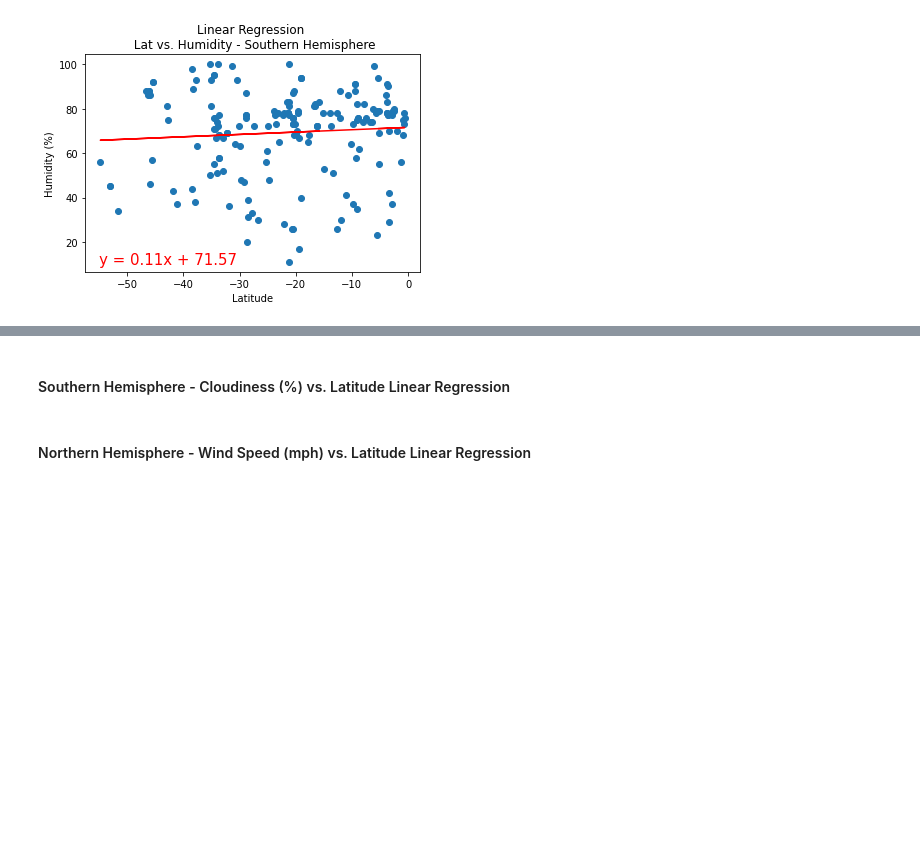
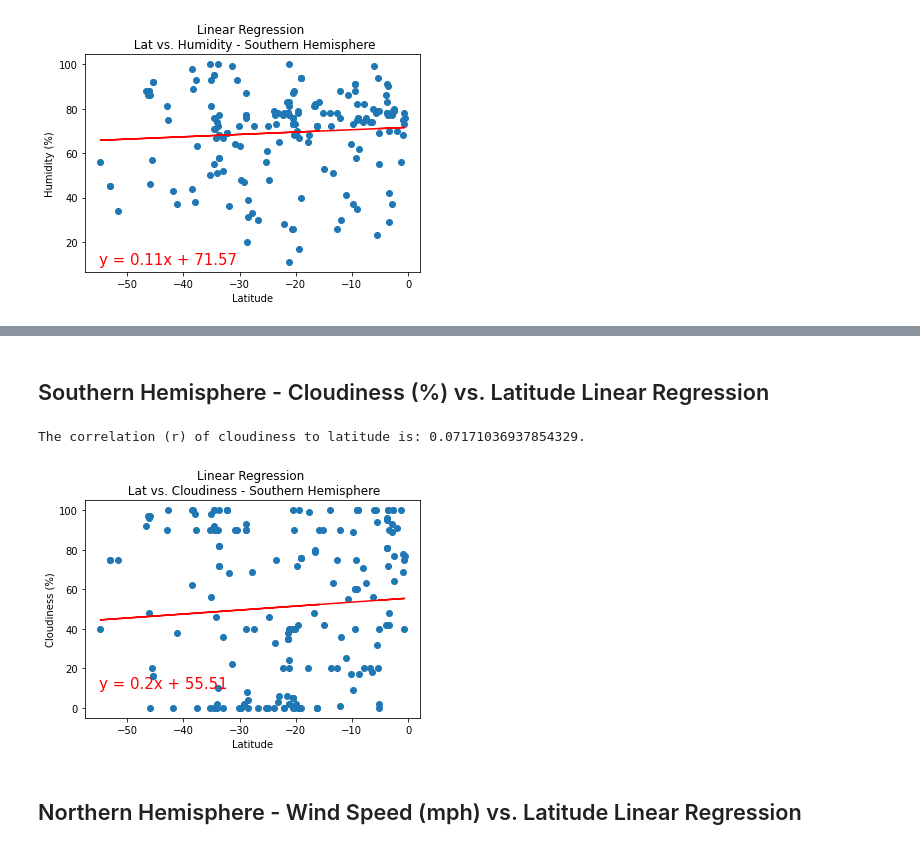
Before and after one commit to CCom20/api-challenge-python, a Jupyter notebook: weatherpy/starter_code/WeatherPy.ipynb, the cells around one changed output, grey strips where cells are left out. Drawn from its saved outputs; the diff is of its cells as text; code cells hidden in the pictures; blank space fills up the shorter version.

```diff
--- a/weatherpy/starter_code/WeatherPy.ipynb
+++ b/weatherpy/starter_code/WeatherPy.ipynb
@@ -525,4 +554,33 @@ The correlation (r) of humidity to latitude is: 0.07426681172211337.
 # %% [markdown]
-####  Southern Hemisphere - Cloudiness (%) vs. Latitude Linear Regression
+##  Southern Hemisphere - Cloudiness (%) vs. Latitude Linear Regression
+# %%
+# Northern Hemisphere: northern_hem_df
+# Southern Hemisphere: southern_hem_df
+
+# Set Southern Humidity Variable
+sh_cloudiness = southern_hem_df["Cloudiness"]
+
+# Use the Southern Hemisphere varibale
+sh_lat = southern_hem_df["Lat"]
+
+# Find Regression and write string for annotation
+(slope, intercept, rvalue, pvalue, stderr) = linregress(sh_lat, sh_cloudiness)
+sh_cloud_lat_regress_values = sh_lat * slope + intercept
+line_eq = "y = " + str(round(slope,2)) + "x + " + str(round(intercept,2))
+
+# Plot and name axes/title
+plt.scatter(sh_lat, sh_cloudiness)
+plt.title("Linear Regression \n Lat vs. Cloudiness - Southern Hemisphere")
+plt.ylabel("Cloudiness (%)")
+plt.xlabel("Latitude")
+plt.plot(sh_lat,sh_cloud_lat_regress_values,"r-")
+plt.annotate(line_eq,(-55,10),fontsize=15,color="red")
+
+# Find correlation, if there is any
+sh_cloud_lat_co = sci.pearsonr(sh_lat, sh_cloudiness)[0]
+print(f"The correlation (r) of cloudiness to latitude is: {sh_cloud_lat_co}.")
+# %% [output]
+The correlation (r) of cloudiness to latitude is: 0.07171036937854329.
+[figure, added]
 # %% [markdown]
-####  Northern Hemisphere - Wind Speed (mph) vs. Latitude Linear Regression
+##  Northern Hemisphere - Wind Speed (mph) vs. Latitude Linear Regression
```
Also changed, not shown: parts of 6 cells of this notebook.
